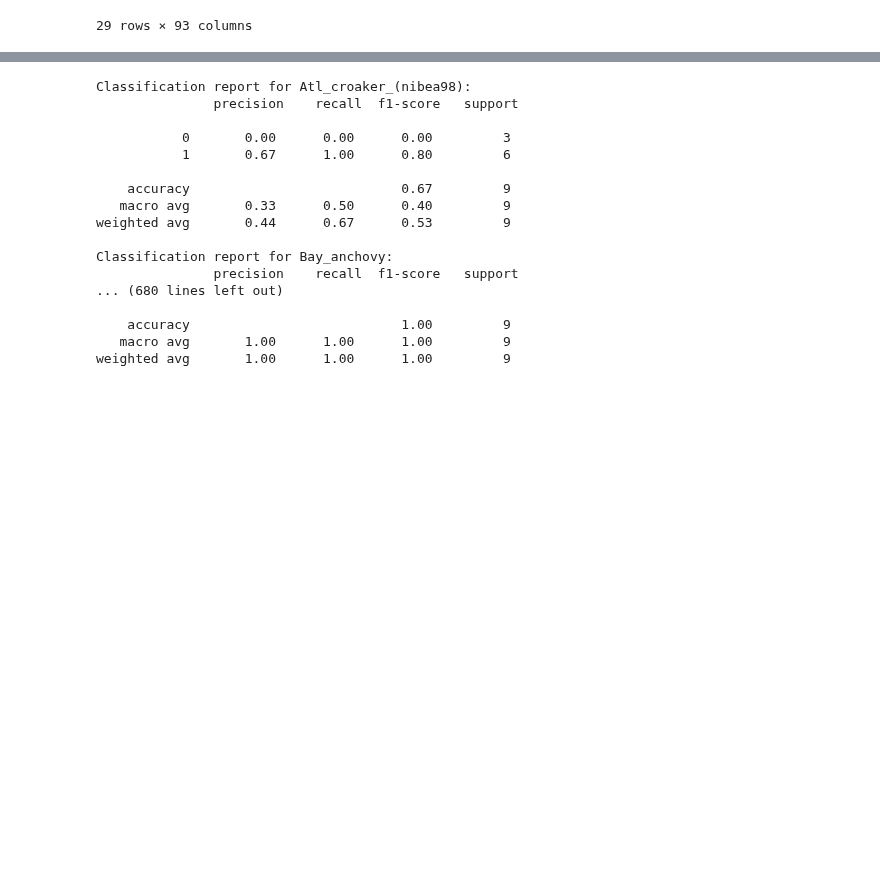
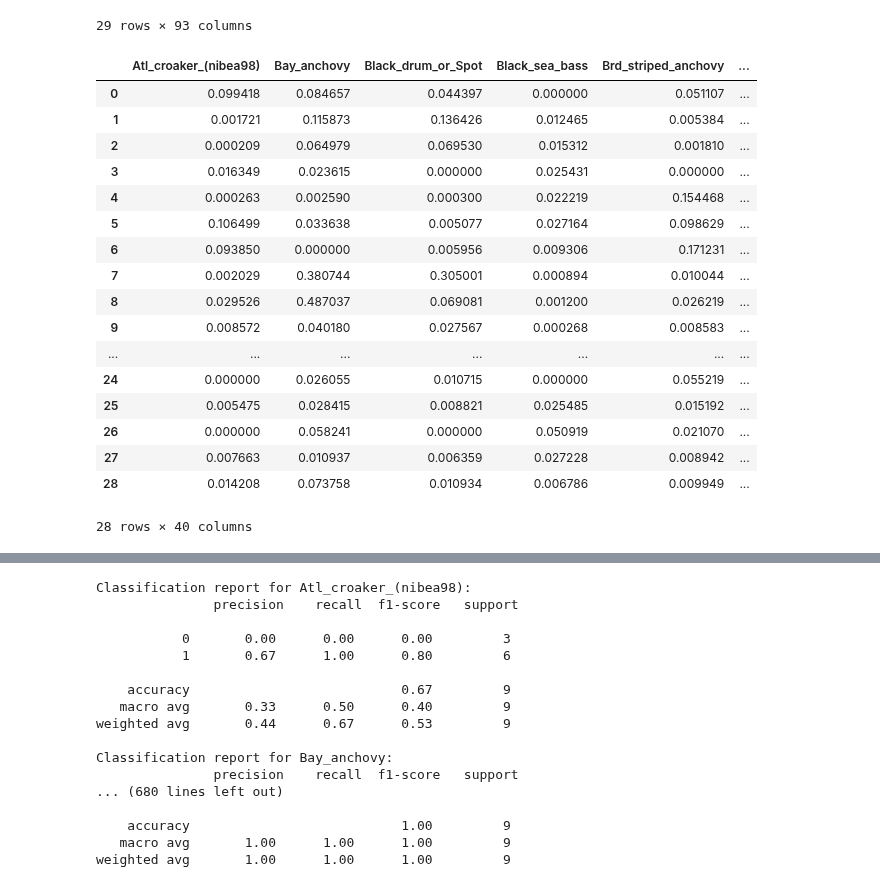
Before and after one commit to henrysun9074/fishics, a Jupyter notebook: models/q2a_seasons.ipynb, the cells around one changed output, grey strips where cells are left out. Saved outputs shown, nothing was run; the diff lists cells and outputs as text; code cells hidden in the pictures; blank space fills up the shorter version.

```diff
--- a/models/q2a_seasons.ipynb
+++ b/models/q2a_seasons.ipynb
@@ -191,3 +191,34 @@ june_merged_df
 | 27 | NJOT_Jun_23_69 | NJOT | 6/1/23 | Jun_23 | edna | Trawl | 69 | B | 1 | ... |
 | 28 | NJOT_Jun_23_70 | NJOT | 6/1/23 | Jun_23 | edna | Trawl | 70 | B | 1 | ... |
 29 rows × 93 columns
+# %%
+threshold = len(ml_df) * 0.2
+
+# Count the non-zero occurrences of each species
+species_columns = ml_df.columns[:-10]  # Adjust the slice to exclude non-species columns if needed
+species_counts = (ml_df[species_columns] > 0).sum()
+filtered_species = species_counts[species_counts >= threshold].index
+filtered_df = ml_df[filtered_species]
+non_species_columns = df.columns[-10:]  # Adjust this if the non-species columns are at the end
+filtered_df = pd.concat([filtered_df, df[non_species_columns]], axis=1)
+filtered_df = filtered_df.dropna()
+filtered_df
+# %% [output]
+|  | Atl_croaker_(nibea98) | Bay_anchovy | Black_drum_or_Spot | Black_sea_bass | Brd_striped_anchovy | ... |
+| 0 | 0.099418 | 0.084657 | 0.044397 | 0.000000 | 0.051107 | ... |
+| 1 | 0.001721 | 0.115873 | 0.136426 | 0.012465 | 0.005384 | ... |
+| 2 | 0.000209 | 0.064979 | 0.069530 | 0.015312 | 0.001810 | ... |
+| 3 | 0.016349 | 0.023615 | 0.000000 | 0.025431 | 0.000000 | ... |
+| 4 | 0.000263 | 0.002590 | 0.000300 | 0.022219 | 0.154468 | ... |
+| 5 | 0.106499 | 0.033638 | 0.005077 | 0.027164 | 0.098629 | ... |
+| 6 | 0.093850 | 0.000000 | 0.005956 | 0.009306 | 0.171231 | ... |
+| 7 | 0.002029 | 0.380744 | 0.305001 | 0.000894 | 0.010044 | ... |
+| 8 | 0.029526 | 0.487037 | 0.069081 | 0.001200 | 0.026219 | ... |
+| 9 | 0.008572 | 0.040180 | 0.027567 | 0.000268 | 0.008583 | ... |
+| ... | ... | ... | ... | ... | ... | ... |
+| 24 | 0.000000 | 0.026055 | 0.010715 | 0.000000 | 0.055219 | ... |
+| 25 | 0.005475 | 0.028415 | 0.008821 | 0.025485 | 0.015192 | ... |
+| 26 | 0.000000 | 0.058241 | 0.000000 | 0.050919 | 0.021070 | ... |
+| 27 | 0.007663 | 0.010937 | 0.006359 | 0.027228 | 0.008942 | ... |
+| 28 | 0.014208 | 0.073758 | 0.010934 | 0.006786 | 0.009949 | ... |
+28 rows × 40 columns
```
Also changed, not shown: parts of 8 cells of this notebook, 10 other files.
